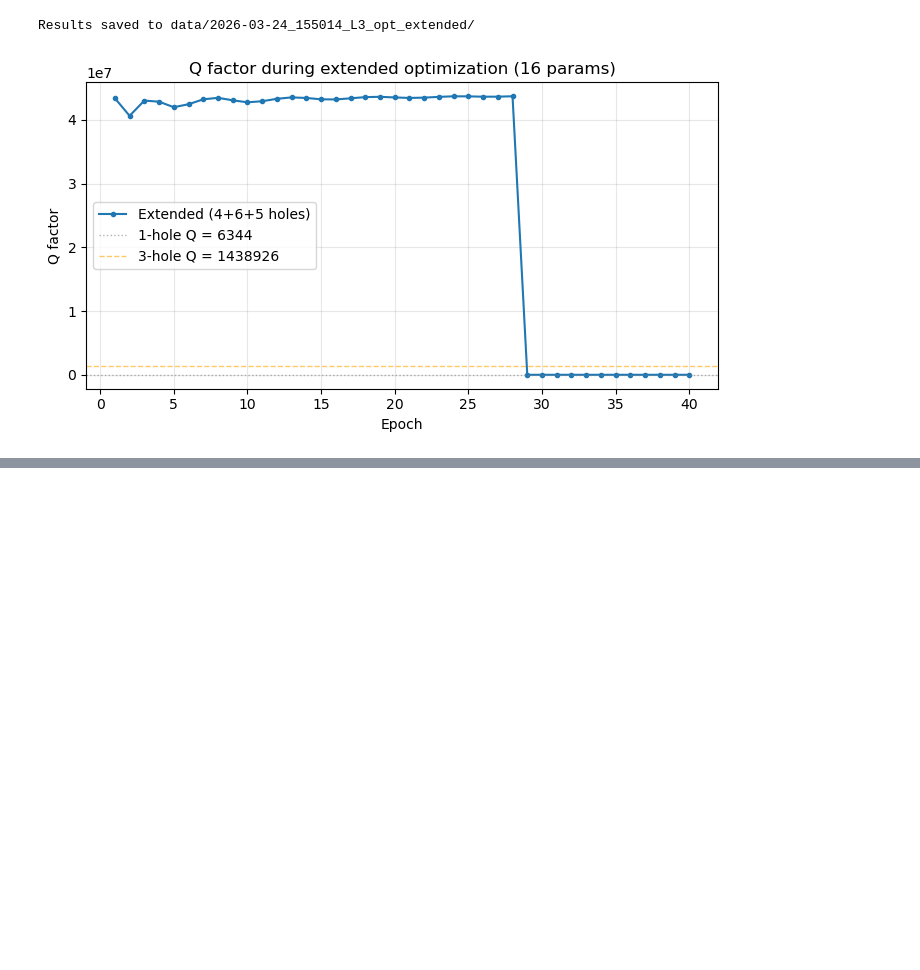
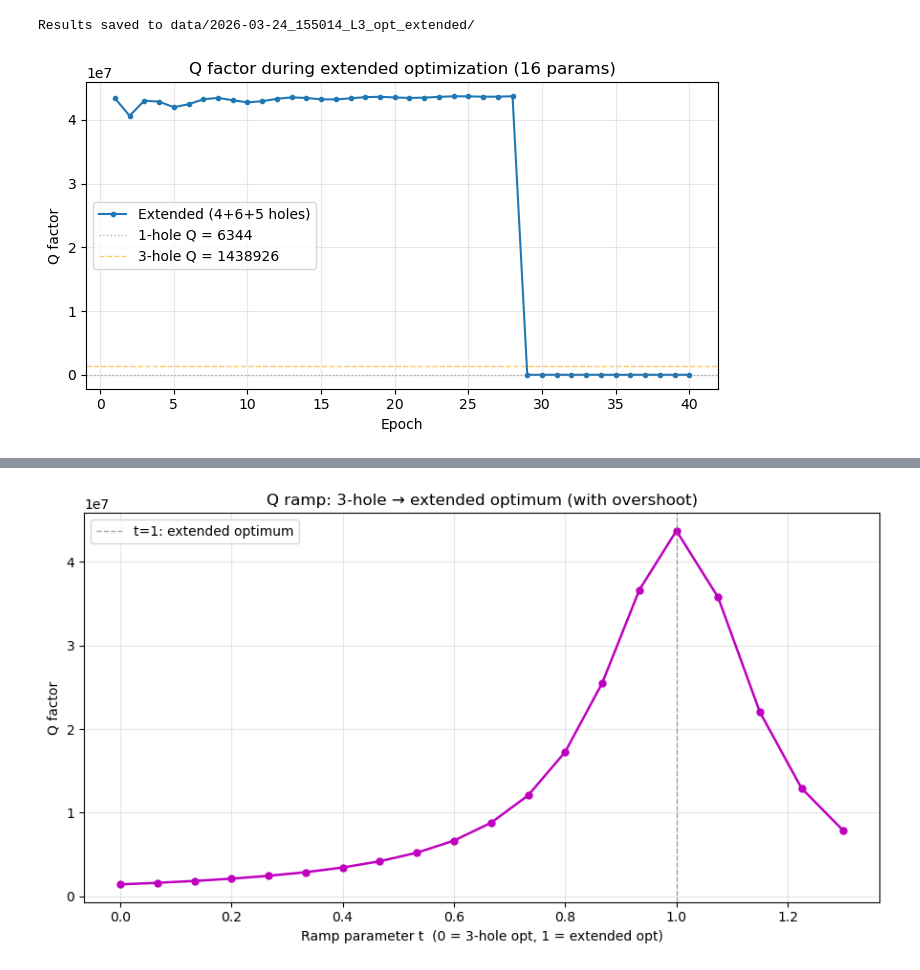
Before and after one commit to Luxchen77/legume-l3-cavity-sim, a Jupyter notebook: legume_L3_optimization.ipynb.ipynb, the cells around one changed output, grey strips where cells are left out. Drawn from its saved outputs; the diff is of its cells as text; code cells hidden in the pictures; blank space fills up the shorter version.

```diff
--- a/legume_L3_optimization.ipynb.ipynb
+++ b/legume_L3_optimization.ipynb.ipynb
@@ -1739,3 +1905,90 @@ plt.tight_layout()
 plt.show()
 # %% [output]
 [figure]
+# %%
+# Extended design ramp: interpolate from 3-hole optimum → extended optimum (with overshoot)
+#
+# Uses per-step frequency tracking with eig_sigma updated to f_prev each step,
+# so the eigensolver actively targets the cavity mode even as it shifts in frequency.
+legume.set_backend('numpy')
+
+# 3-hole base
+dx_3h = np.zeros(nc);  dx_3h[0] = 0.27239;  dx_3h[1] = 0.21982
+dy_3h = np.zeros(nc)
+
+# Extended optimum target
+dx_target = np.zeros(nc)
+dy_target = np.zeros(nc)
+dx_target[0]  =  0.27487;  dx_target[1]  =  0.23278
+dx_target[2]  = -0.00241;  dx_target[3]  =  0.12142
+dx_target[7]  =  0.00094;  dx_target[8]  =  0.00873;  dx_target[9]  =  0.00226
+dy_target[7]  =  0.02053;  dy_target[8]  =  0.00237;  dy_target[9]  =  0.00513
+dx_target[17] = -0.00962;  dx_target[18] = -0.01077
+dy_target[16] =  0.01433;  dy_target[17] =  0.00565;  dy_target[18] =  0.01215
+
+ddx = dx_target - dx_3h
+ddy = dy_target - dy_3h
+
+# t=1 guaranteed to be hit; overshoot to 1.3
+t_vals = np.concatenate([np.linspace(0, 1, 16), np.linspace(1, 1.3, 5)[1:]])  # 20 sims
+
+# Seed f_prev from the known correct mode at t=0 using the global mode_idx
+gme_seed, _ = gme_cavity(dx_3h, dy_3h, gmax=2, truncate_g='tbt',
+                          options={'gmode_inds': [0], 'verbose': False, 'numeig': 10,
+                                   'eig_sigma': f_target, 'gradients': 'approx'})
+f_prev = float(gme_seed.freqs[0, mode_idx])
+print(f"Seeded f_prev = {f_prev:.6f} from mode_idx={mode_idx} at t=0")
+
+Qs_ext_ramp = []
+freqs_ext_ramp = []
+
+print("\nExtended ramp: 3-hole opt → extended optimum → overshoot")
+print(f"  {'t':>5s}  {'mind':>5s}  {'freq':>10s}  {'Q':>14s}")
+print("  " + "-" * 40)
+for t in t_vals:
+    dx_s = dx_3h + t * ddx
+    dy_s = dy_3h + t * ddy
+
+    phc_s = cavity(dx_s, dy_s)
+    # Update eig_sigma to f_prev so solver targets the cavity mode's current frequency
+    opts = {'gmode_inds': [0], 'verbose': False, 'numeig': 10,
+            'eig_sigma': f_prev, 'gradients': 'approx', 'compute_im': False}
+    gme_s = legume.GuidedModeExp(phc_s, gmax=2, truncate_g='tbt')
+    gme_s.run(kpoints=np.array([[0], [0]]), **opts)
+
+    all_freqs = gme_s.freqs[0]
+    mind = int(np.argmin(np.abs(all_freqs - f_prev)))
+    f_prev = float(all_freqs[mind])
+
+    (freq_im, _, _) = gme_s.compute_rad(0, [mind])
+    Q_s = float(all_freqs[mind] / (2 * freq_im[0]))
+    Qs_ext_ramp.append(Q_s)
+    freqs_ext_ramp.append(f_prev)
+    print(f"  {t:5.2f}  {mind:5d}  {f_prev:10.6f}  {Q_s:14.1f}")
+
+Qs_ext_ramp = np.array(Qs_ext_ramp)
+
+# --- Plot ---
+fig, ax = plt.subplots(figsize=(9, 5))
+ax.plot(t_vals, Qs_ext_ramp, 'mo-', lw=1.8, ms=5)
+ax.axvline(1.0, color='gray', ls='--', lw=1, alpha=0.7, label='t=1: extended optimum')
+ax.set_xlabel('Ramp parameter t  (0 = 3-hole opt, 1 = extended opt)')
+ax.set_ylabel('Q factor')
+ax.set_title('Q ramp: 3-hole → extended optimum (with overshoot)')
+ax.legend()
+ax.grid(True, alpha=0.3)
+plt.tight_layout()
+plt.show()
+
+# --- Save ---
+if SAVE_DATA:
+    save_sweep('extended_ramp_sweep', {
+        't_vals':    t_vals,
+        'Qs':        Qs_ext_ramp,
+        'freqs':     np.array(freqs_ext_ramp),
+        'dx_3h':     dx_3h,
+        'dy_3h':     dy_3h,
+        'dx_target': dx_target,
+        'dy_target': dy_target,
+    })
+# %% [output]
@@ -1741,0 +2012 @@ plt.show()
+[figure, added]
```
Also changed, not shown: parts of 13 cells of this notebook, 2 other files.
